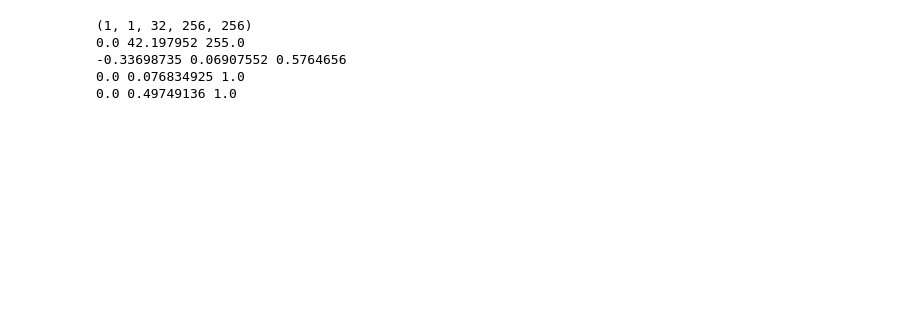
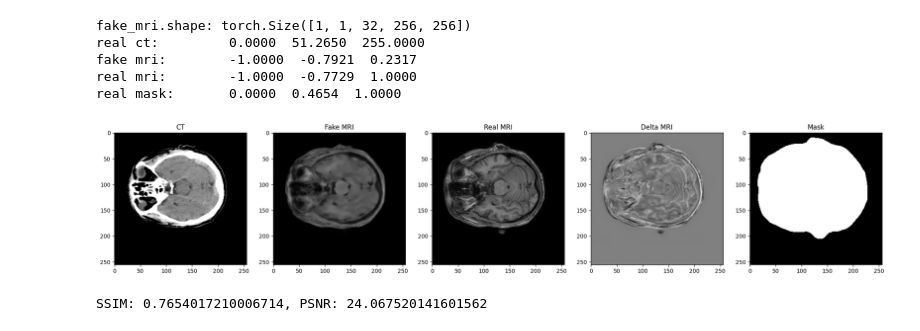
Before and after one commit to XingYueChenFu/CT2MRI, a Jupyter notebook: glance_output.ipynb, the cells around one changed output. Saved outputs shown, nothing was run; the diff lists cells and outputs as text; code cells hidden in the pictures; blank space fills up the shorter version.

```diff
--- a/glance_output.ipynb
+++ b/glance_output.ipynb
@@ -1,27 +3,78 @@
+# %%
+import numpy as np
+from matplotlib import pyplot as plt
+import torch
+
+# SSIM, PSNR
+from torchmetrics.image import StructuralSimilarityIndexMeasure as SSIM
+from torchmetrics.image import PeakSignalNoiseRatio as PSNR
+
+
+
+epoch = 16
+slice = 16
+data_range = 2.0 # -1~1
+
+
+ssim = SSIM(data_range=data_range)
+psnr = PSNR(data_range=data_range)
 # %%
-epoch = 1
 real_ct_path = f'/home/featurize/data/output/MTT-Net/sample/{epoch}_input.npy'
 fake_mri_path = f'/home/featurize/data/output/MTT-Net/sample/{epoch}_output.npy'
 real_mri_path = f'/home/featurize/data/output/MTT-Net/sample/{epoch}_target.npy'
 real_mask_path = f'/home/featurize/data/output/MTT-Net/sample/{epoch}_mask.npy'
 
-import numpy as np
-from matplotlib import pyplot as plt
-
+# 读取数据
 real_ct = np.load(real_ct_path)
 fake_mri = np.load(fake_mri_path)
 real_mri = np.load(real_mri_path)
 real_mask = np.load(real_mask_path)
 
-print(real_ct.shape) # (1, 1, 32, 256, 256)
+# 转为torch
+real_ct = torch.from_numpy(real_ct).float()
+fake_mri = torch.from_numpy(fake_mri).float()
+real_mri = torch.from_numpy(real_mri).float()
+real_mask = torch.from_numpy(real_mask).float()
+delta_mri = fake_mri - real_mri
 
-print(real_ct.min(), real_ct.mean(), real_ct.max())
-print(fake_mri.min(), fake_mri.mean(), fake_mri.max())
-print(real_mri.min(), real_mri.mean(), real_mri.max())
-print(real_mask.min(), real_mask.mean(), real_mask.max())
+print(f'fake_mri.shape: {fake_mri.shape}') # (1, 1, 32, 256, 256)
+
+# 保留4位小数
+print(f'real ct:\t {real_ct.min():.4f}  {real_ct.mean():.4f}  {real_ct.max():.4f}')
+print(f'fake mri:\t {fake_mri.min():.4f}  {fake_mri.mean():.4f}  {fake_mri.max():.4f}')
+print(f'real mri:\t {real_mri.min():.4f}  {real_mri.mean():.4f}  {real_mri.max():.4f}')
+print(f'real mask:\t {real_mask.min():.4f}  {real_mask.mean():.4f}  {real_mask.max():.4f}')
+
+# 展示Batch 0, Channel 0, Slice slice
+# 设置画布（大画布）
+plt.figure(figsize=(25, 5))
+plt.subplot(151)
+plt.imshow(real_ct[0, 0, slice], cmap='gray')
+plt.title('CT')
+plt.subplot(152)
+plt.imshow(fake_mri[0, 0, slice], cmap='gray', vmin=-1, vmax=1)
+plt.title('Fake MRI')
+plt.subplot(153)
+plt.imshow(real_mri[0, 0, slice], cmap='gray', vmin=-1, vmax=1)
+plt.title('Real MRI')
+plt.subplot(154)
+plt.imshow(delta_mri[0, 0, slice], cmap='gray', vmin=-1, vmax=1)
+plt.title('Delta MRI')
+plt.subplot(155)
+plt.imshow(real_mask[0, 0, slice], cmap='gray')
+plt.title('Mask')
+plt.show()
+
+
+ssim_score = ssim(fake_mri, real_mri)
+psnr_score = psnr(fake_mri, real_mri)
+
+print(f'SSIM: {ssim_score}, PSNR: {psnr_score}')
 # %% [output]
-(1, 1, 32, 256, 256)
-0.0 42.197952 255.0
--0.33698735 0.06907552 0.5764656
-0.0 0.076834925 1.0
-0.0 0.49749136 1.0
+fake_mri.shape: torch.Size([1, 1, 32, 256, 256])
+real ct:         0.0000  51.2650  255.0000
+fake mri:        -1.0000  -0.7921  0.2317
+real mri:        -1.0000  -0.7729  1.0000
+real mask:       0.0000  0.4654  1.0000
+[figure, added]
+SSIM: 0.7654017210006714, PSNR: 24.067520141601562
```
Also changed, not shown: parts of 8 cells of this notebook, 6 other files.
